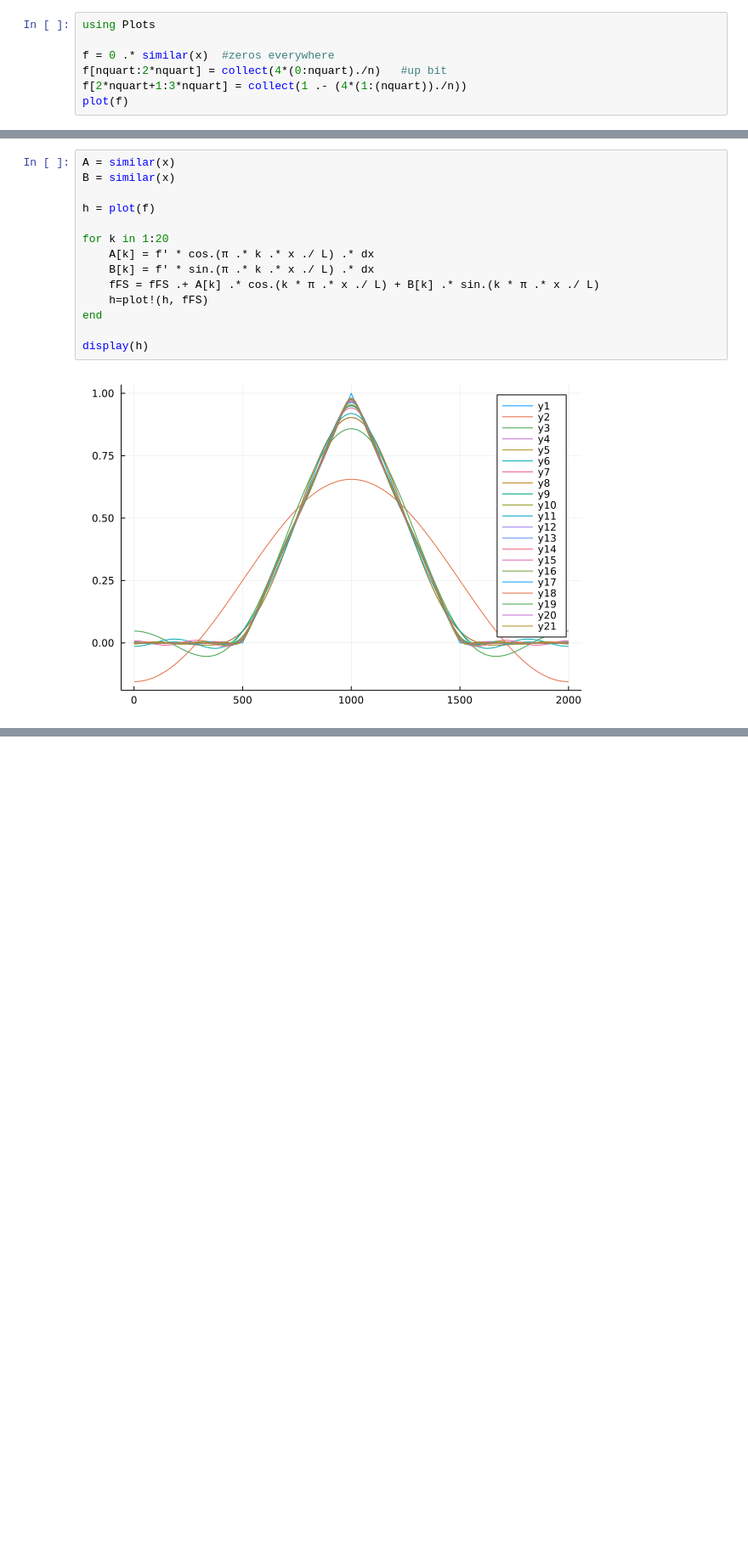
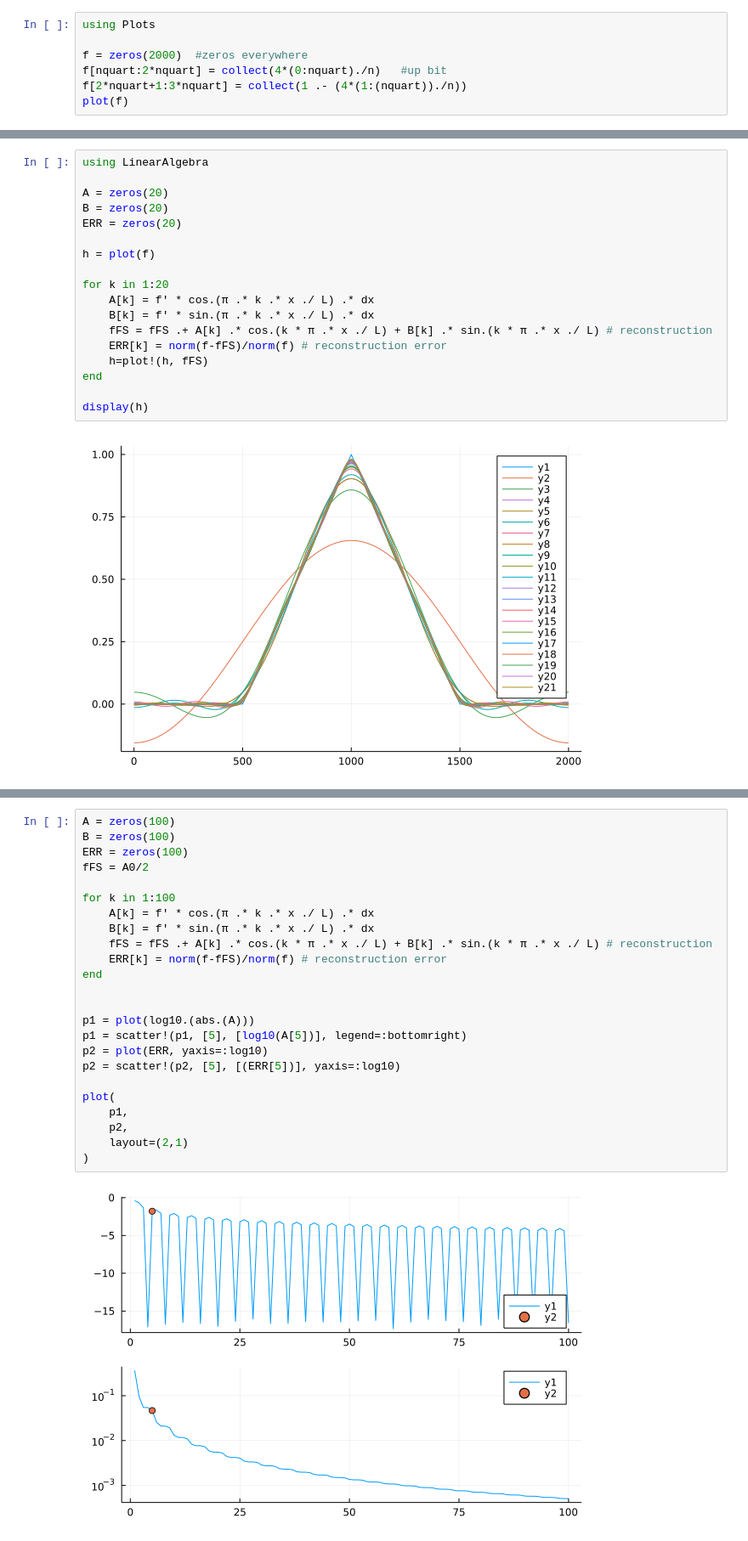
Before and after one commit to fmenol/data_driven_engineering, a Jupyter notebook: Chapter_2/Ch2_part_01.ipynb, the cells around one changed output, grey strips where cells are left out. Shown at 85% size. Saved outputs shown, nothing was run; the diff lists cells and outputs as text; blank space fills up the shorter version.

```diff
--- a/Chapter_2/Ch2_part_01.ipynb
+++ b/Chapter_2/Ch2_part_01.ipynb
@@ -135,7 +135,7 @@ Let's now define the actual _hat function_
 # %%
 using Plots
 
-f = 0 .* similar(x)  #zeros everywhere
+f = zeros(2000)  #zeros everywhere
 f[nquart:2*nquart] = collect(4*(0:nquart)./n)   #up bit
 f[2*nquart+1:3*nquart] = collect(1 .- (4*(1:(nquart))./n))
 plot(f)
@@ -155,15 +155,19 @@ fFS = A0/2
 # %% [markdown]
 Let's then compute the next (first) 20 coefficients
 # %%
-A = similar(x)
-B = similar(x)
+using LinearAlgebra
+
+A = zeros(20)
+B = zeros(20)
+ERR = zeros(20)
 
 h = plot(f)
 
 for k in 1:20
     A[k] = f' * cos.(π .* k .* x ./ L) .* dx
     B[k] = f' * sin.(π .* k .* x ./ L) .* dx
-    fFS = fFS .+ A[k] .* cos.(k * π .* x ./ L) + B[k] .* sin.(k * π .* x ./ L)
+    fFS = fFS .+ A[k] .* cos.(k * π .* x ./ L) + B[k] .* sin.(k * π .* x ./ L) # reconstruction
+    ERR[k] = norm(f-fFS)/norm(f) # reconstruction error
     h=plot!(h, fFS)
 end
 
@@ -172,0 +179,26 @@ display(h)
+# %%
+A = zeros(100)
+B = zeros(100)
+ERR = zeros(100)
+fFS = A0/2
+
+for k in 1:100
+    A[k] = f' * cos.(π .* k .* x ./ L) .* dx
+    B[k] = f' * sin.(π .* k .* x ./ L) .* dx
+    fFS = fFS .+ A[k] .* cos.(k * π .* x ./ L) + B[k] .* sin.(k * π .* x ./ L) # reconstruction
+    ERR[k] = norm(f-fFS)/norm(f) # reconstruction error
+end
+
+
+p1 = plot(log10.(abs.(A)))
+p1 = scatter!(p1, [5], [log10(A[5])], legend=:bottomright)
+p2 = plot(ERR, yaxis=:log10)
+p2 = scatter!(p2, [5], [(ERR[5])], yaxis=:log10)
+
+plot(
+    p1,
+    p2,
+    layout=(2,1)
+)
+# %% [output]
+[figure, added]
```
Also changed, not shown: parts of 1 cell of this notebook.
